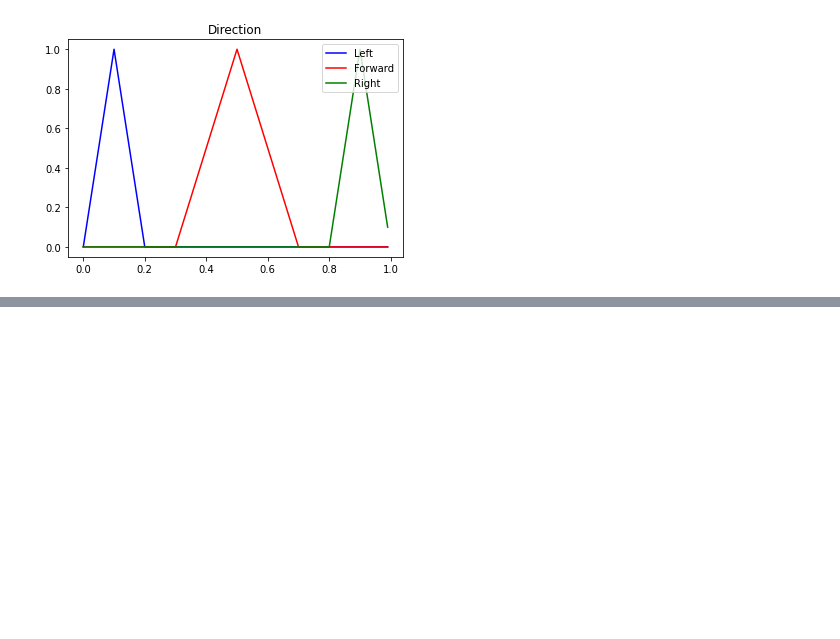
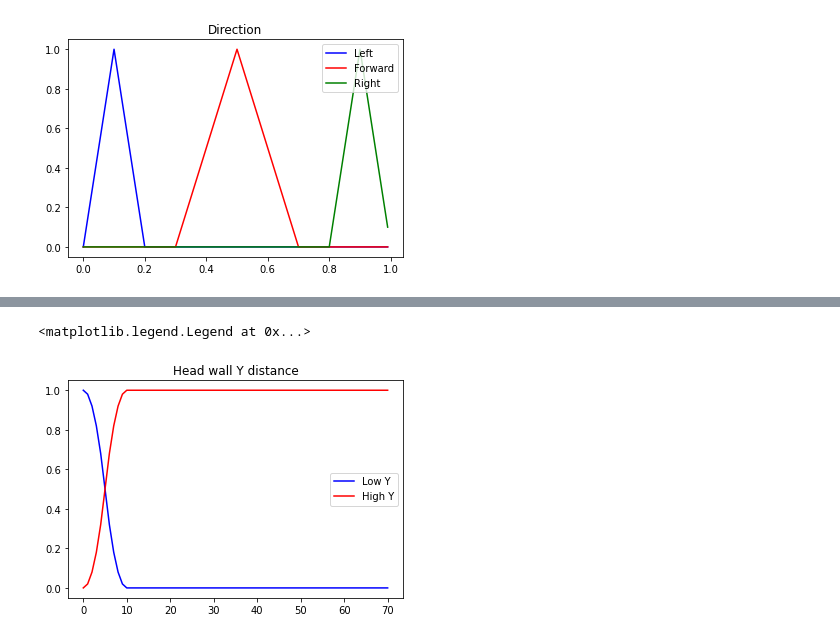
Before and after one commit to ProtossLuigi/snek, a Jupyter notebook: notebooks/DebugNotebook.ipynb, the cells around one changed output, grey strips where cells are left out. Cells and saved outputs as stored; diff of their text form; code cells hidden in the pictures; blank space fills up the shorter version.

```diff
--- a/notebooks/DebugNotebook.ipynb
+++ b/notebooks/DebugNotebook.ipynb
@@ -100,0 +98,14 @@ plt.legend()
+# %%
+head_y_range = np.arange(0, 71)
+
+# wall_y_high = fuzz.smf(head_y_range, 15, 71)
+wall_y_low = 1 - fuzz.smf(head_y_range, 0, 10)
+wall_y_high = 1 - wall_y_low
+fig = plt.figure()
+plt.plot(head_y_range, wall_y_low, 'b', linewidth=1.5, label='Low Y')
+plt.plot(head_y_range, wall_y_high, 'r', linewidth=1.5, label='High Y')
+plt.title('Head wall Y distance')
+plt.legend()
+# %% [output]
+<matplotlib.legend.Legend at 0x...>
+[figure, added]
```
Also changed, not shown: parts of 2 cells of this notebook, 1 other file.
